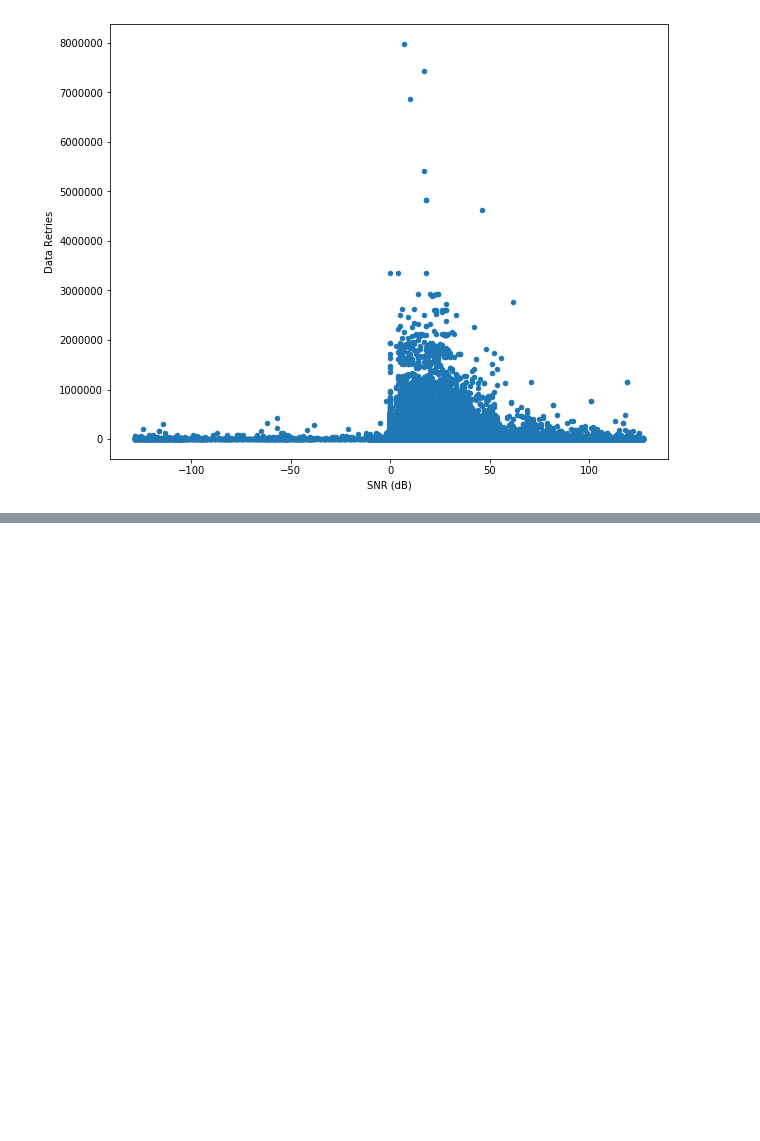
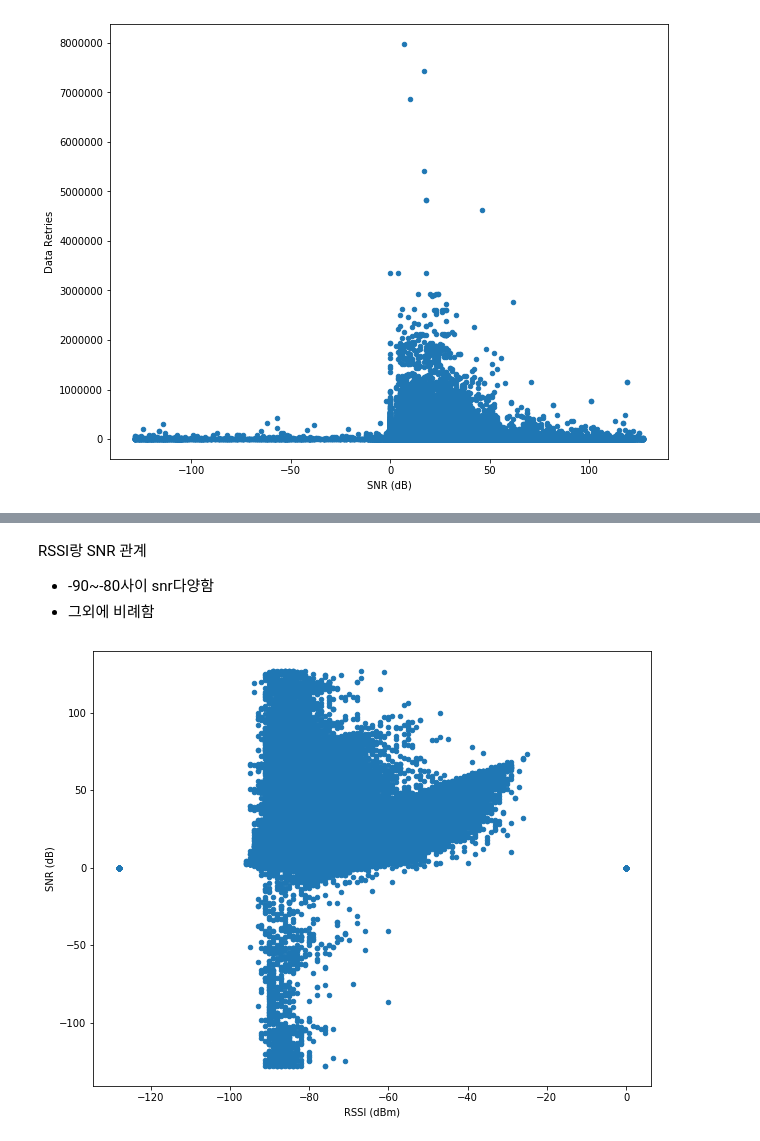
Before and after one commit to leeEunJooo/NetworkAssociation, a Jupyter notebook: view_data-eunju.ipynb, the cells around one changed output, grey strips where cells are left out. Saved outputs shown, nothing was run; the diff lists cells and outputs as text; code cells hidden in the pictures; blank space fills up the shorter version.

```diff
--- a/view_data-eunju.ipynb
+++ b/view_data-eunju.ipynb
@@ -337,0 +185,11 @@ sns.relplot(x="RSSI (dBm)", y="Data Retries", hue="Map Location", data=niceconca
+# %% [markdown]
+RSSI랑 SNR 관계
+- -90~-80사이 snr다양함
+- 그외에 비례함
+# %%
+figure, (ax1) = plt.subplots(nrows=1, ncols=1)
+figure.set_size_inches(10,8)
+
+noPacket['Utilization'].plot.scatter(x='RSSI (dBm)', y='SNR (dB)',ax = ax1);
+# %% [output]
+[figure, added]
```
Also changed, not shown: parts of 115 cells of this notebook.
